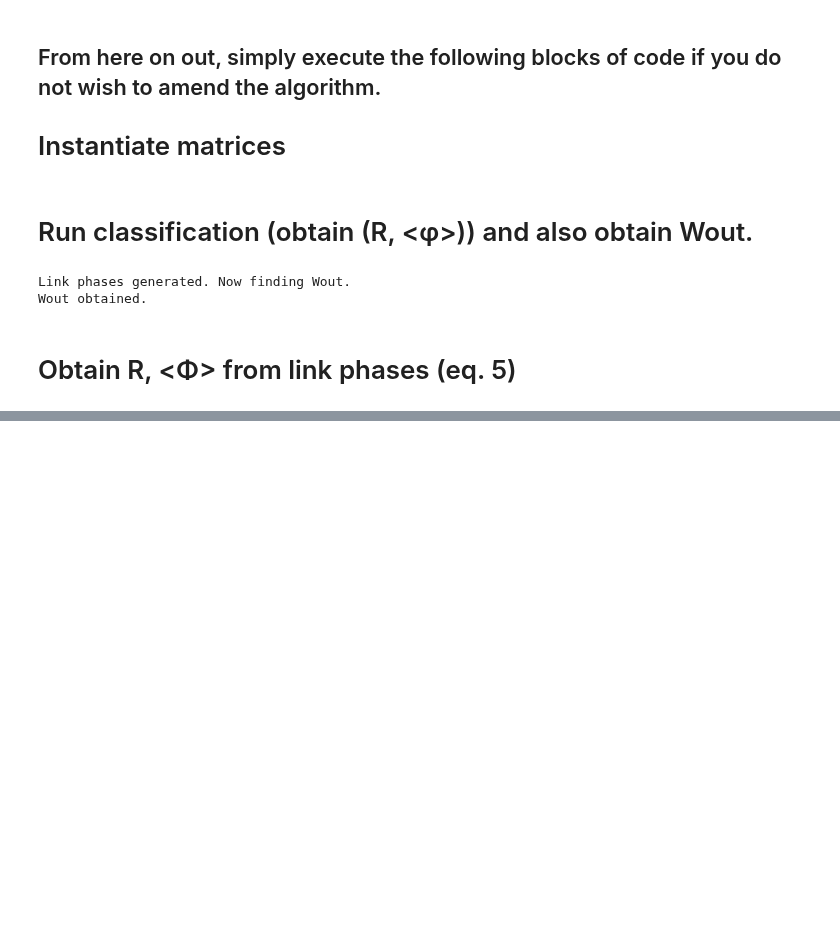
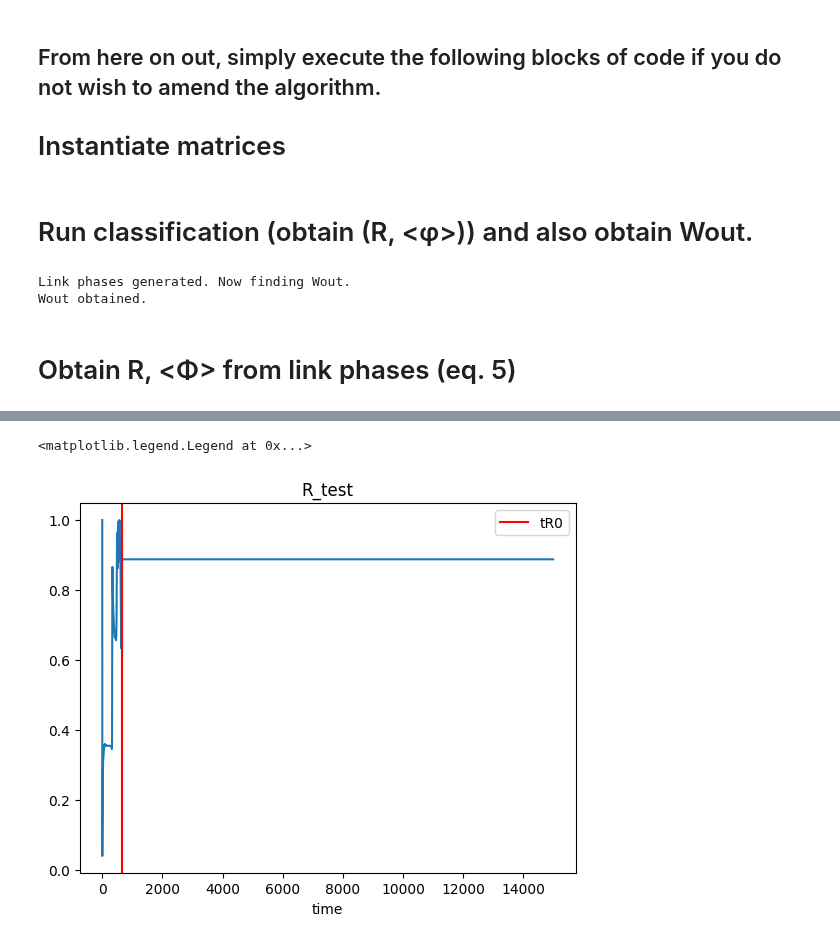
Before and after one commit to losertlab/rhythmic_sharing, a Jupyter notebook: rhythmic_sharing_example.ipynb, the cells around one changed output, grey strips where cells are left out. Drawn from its saved outputs; the diff is of its cells as text; code cells hidden in the pictures; blank space fills up the shorter version.

```diff
--- a/rhythmic_sharing_example.ipynb
+++ b/rhythmic_sharing_example.ipynb
@@ -440,0 +609,16 @@ This is then used as the input to evolve n for the next timestep, i.e., in the f
+# %%
+Rx_test=np.average(np.cos(states_phi_test),axis=0)
+Ry_test=np.average(np.sin(states_phi_test),axis=0)
+
+R_test=(Rx_test**2+Ry_test**2)**(1/2)
+global_mean_phase_test = np.arctan2(Ry_test, Rx_test) # <Φ>
+
+plt.plot(R_test)
+plt.axvline(tR0, label='tR0',c='red')
+
+plt.title("R_test")
+plt.xlabel("time")
+plt.legend()
+# %% [output]
+<matplotlib.legend.Legend at 0x...>
+[figure, added]
```
Also changed, not shown: parts of 9 cells of this notebook.
